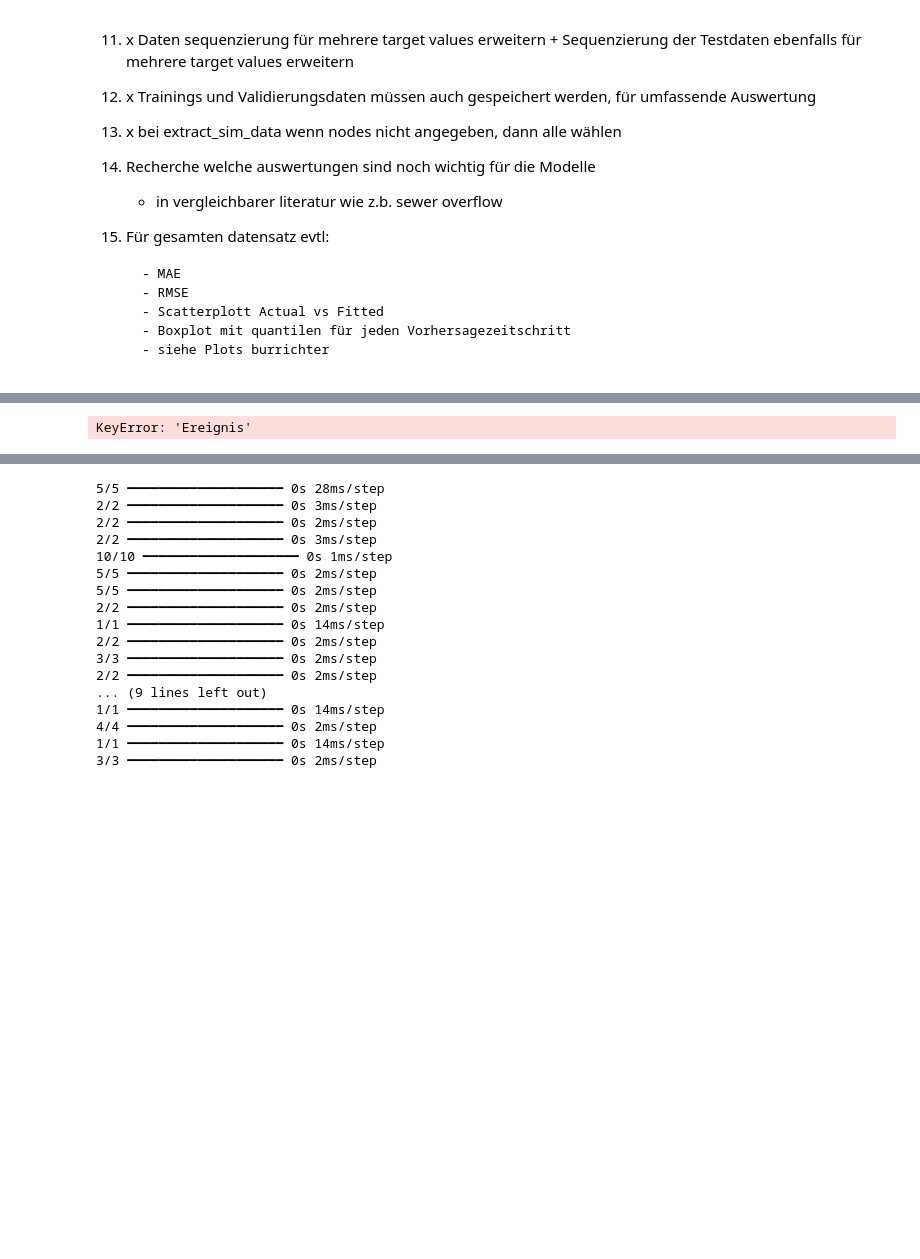
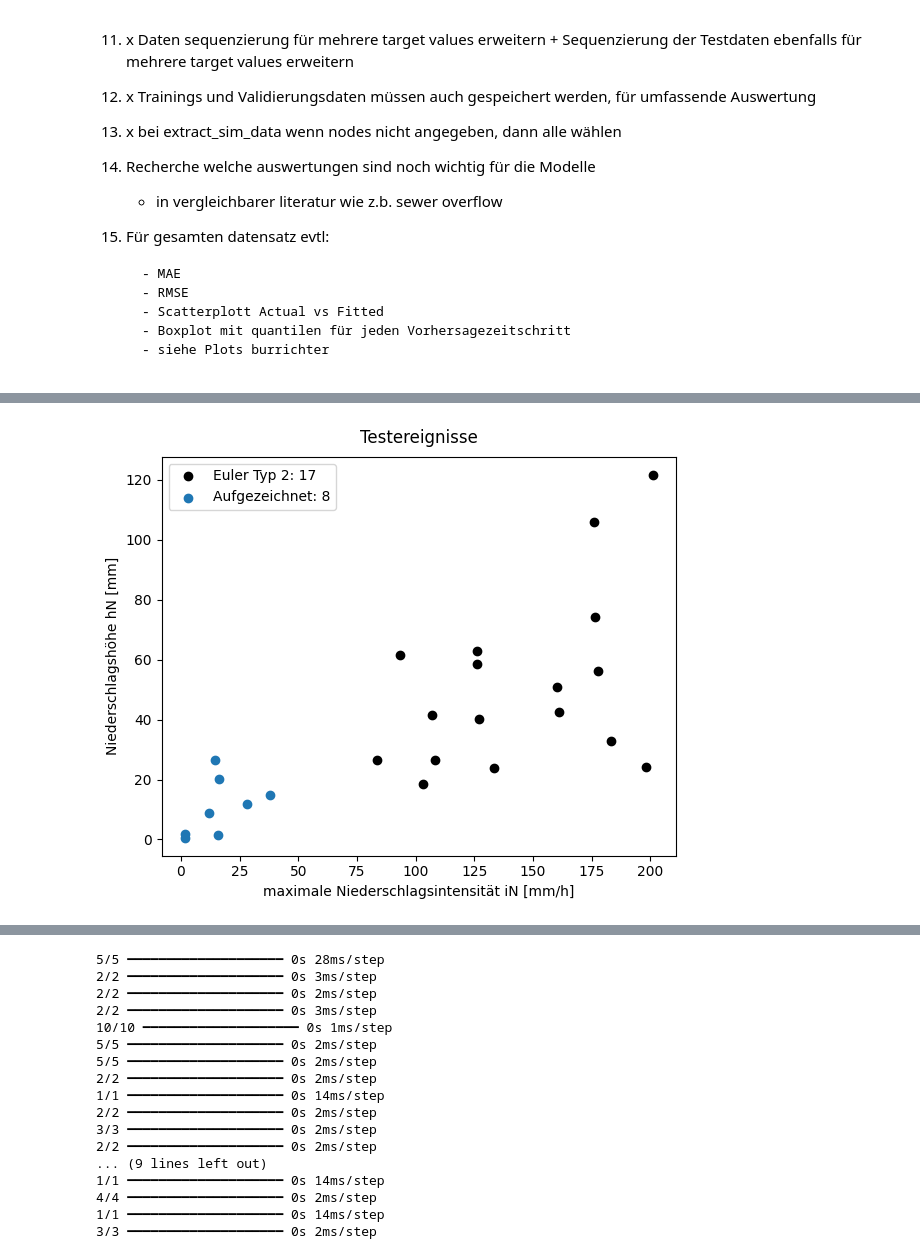
Before and after one commit to FlAlbers/UrbanML, a Jupyter notebook: model_testing.ipynb, the cells around one changed output, grey strips where cells are left out. Cells and saved outputs as stored; diff of their text form; code cells hidden in the pictures; blank space fills up the shorter version.

```diff
--- a/model_testing.ipynb
+++ b/model_testing.ipynb
@@ -86,23 +109,23 @@ for obj in seq_test_trans:
 # %%
 # Extract total precipitation and max intensity from seq_test
-e2_precipitation = [obj[0]['total precipitation'] for obj in seq_test_trans if obj[0]['Ereignis'] == 'Euler Typ 2']
-e2_intensity = [obj[0]['max intensity'] for obj in seq_test_trans if obj[0]['Ereignis'] == 'Euler Typ 2']
+e2_precipitation = [obj[0]['total precipitation'] for obj in seq_test_trans if obj[0]['event type'] == 'Euler Typ 2']
+e2_intensity = [obj[0]['max intensity'] for obj in seq_test_trans if obj[0]['event type'] == 'Euler Typ 2']
 
-aufgezeichnet_precipitation = [obj[0]['total precipitation'] for obj in seq_test_trans if obj[0]['Ereignis'] == 'Aufgezeichnet']
-aufgezeichnet_intensity = [obj[0]['max intensity'] for obj in seq_test_trans if obj[0]['Ereignis'] == 'Aufgezeichnet']
+aufgezeichnet_precipitation = [obj[0]['total precipitation'] for obj in seq_test_trans if obj[0]['event type'] == 'Aufgezeichnet']
+aufgezeichnet_intensity = [obj[0]['max intensity'] for obj in seq_test_trans if obj[0]['event type'] == 'Aufgezeichnet']
 
 # Plot events precipitation and intensity in scatterplot
 fig, ax2 = plt.subplots(figsize=(6, 5))
 ax2.plot( e2_intensity, e2_precipitation,'o', color='black', label='Sample')
 ax2.scatter(aufgezeichnet_intensity, aufgezeichnet_precipitation, marker='o',  label='Events')
 
 ax2.set_xlabel('maximale Niederschlagsintensität iN [mm/h]')
 ax2.set_ylabel('Niederschlagshöhe hN [mm]')
 ax2.set_title('Testereignisse', pad=10)
 ax2.legend(labels=['Euler Typ 2: {}'.format(len(e2_precipitation)), 'Aufgezeichnet: {}'.format(len(aufgezeichnet_precipitation))])
 plt.tight_layout()
 # %% [output]
-KeyError: 'Ereignis'
+[figure, added]
 # %%
 # in_col=1
 # out_col=2
```
Also changed, not shown: parts of 4 cells of this notebook, 1 other file.
